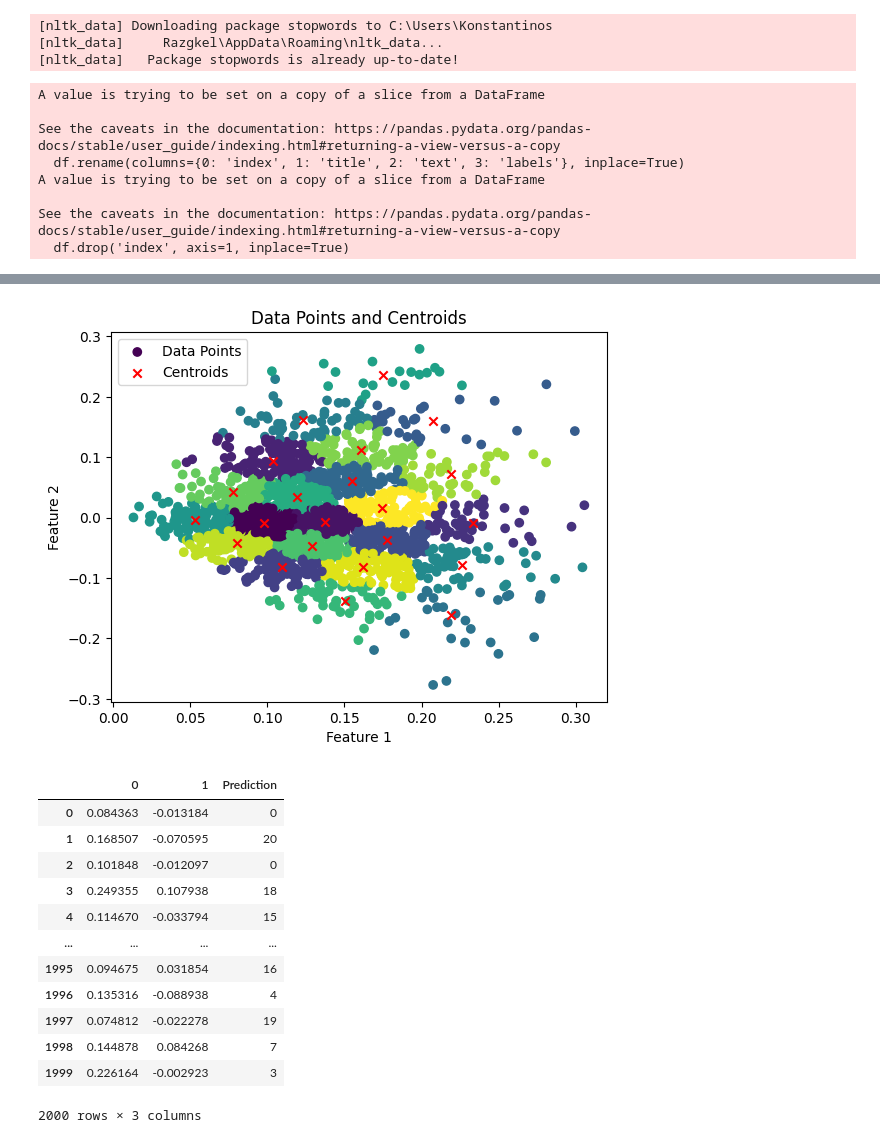
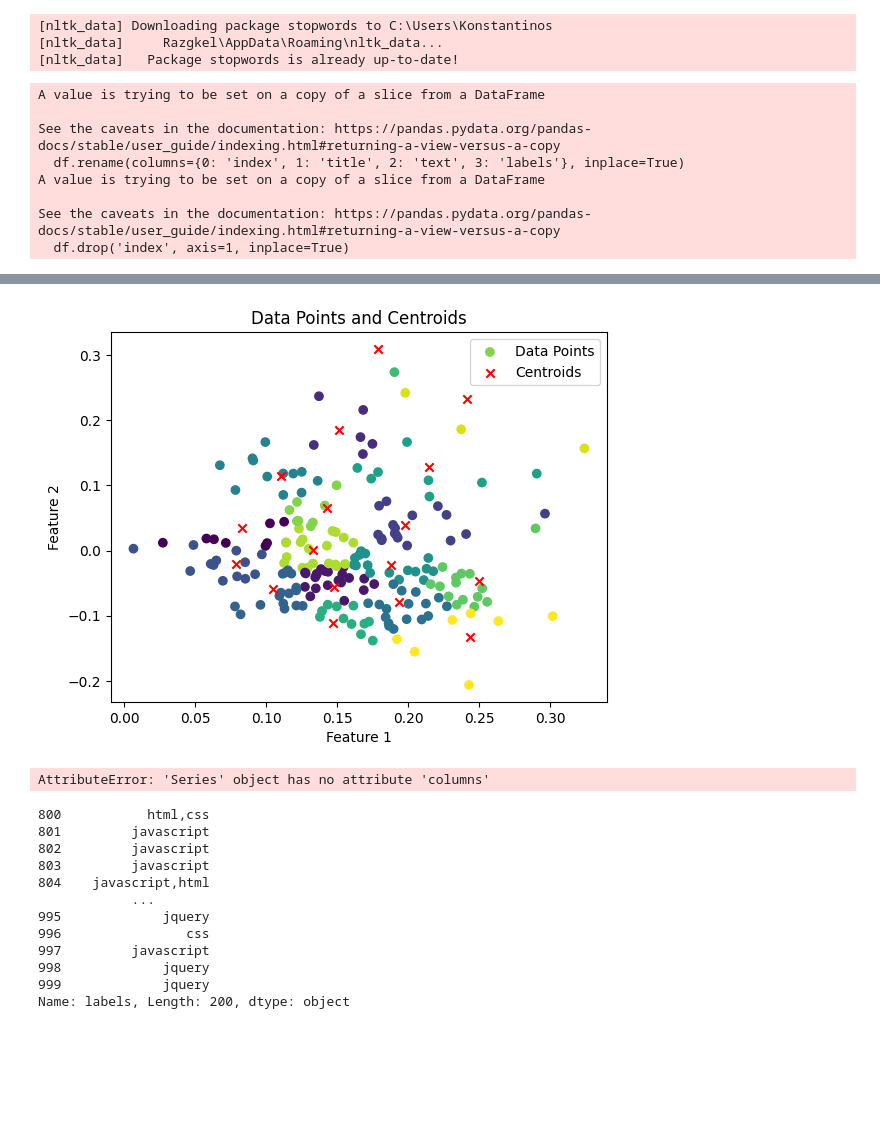
Before and after one commit to kostasrazgkelis/DataMine, a Jupyter notebook: variation_b.ipynb, the cells around one changed output, grey strips where cells are left out. Drawn from its saved outputs; the diff is of its cells as text; code cells hidden in the pictures; blank space fills up the shorter version.

```diff
--- a/variation_b.ipynb
+++ b/variation_b.ipynb
@@ -23,7 +22,7 @@ dataset.dropna(inplace=True)
 [nltk_data]     Razgkel\AppData\Roaming\nltk_data...
 [nltk_data]   Package stopwords is already up-to-date!
 # %%
-df = dataset.head(1000000)
+df = dataset.head(1000)
 
 df.rename(columns={0: 'index', 1: 'title', 2: 'text', 3: 'labels'}, inplace=True)
 df.drop('index', axis=1, inplace=True)
@@ -41,27 +40,23 @@ X = X.applymap(lambda x: re.sub(r'<.*?>|[^\w\s]', '', x.lower())).applymap(lambd
 unique_labels = df['labels'].unique()
 n_clusters = len(unique_labels)
 
-#label_dict = {i: label for i, label in enumerate(unique_labels)}
 
 # We will now conca title and text into one dataset
 X = X["title"] + X["text"]
 y = df['labels']
 
-# Initialize the TfidfVectorizer - we normalize the text into numerical values
-vectorizer = TfidfVectorizer()
-
-# Fit and transform the text data
-X = vectorizer.fit_transform(X)
-
-# We will try to decrease the dimension of the dataset to 2D
-pca = TruncatedSVD(n_components=2)
-X = pca.fit_transform(X)
-
 # Split the data into training and test sets
-#X_train, X_test, y_train, y_test = train_test_split(X, y, test_size=0.2, random_state=42)
 X_train, X_test, y_train, y_test = train_test_split(X, y, test_size=0.2, shuffle=False)
 
 prediction_stored_data = pd.DataFrame(X_test).copy()
+
+# Initialize the TfidfVectorizer - we normalize the text into numerical values
+vectorizer = TfidfVectorizer()
+pca = TruncatedSVD(n_components=2)
+
+# Fit and transform the text data and apply dimensionality reduction
+X_train = pca.fit_transform(vectorizer.fit_transform(X_train))
+X_test = pca.transform(vectorizer.transform(X_test))
 
 # Initialize the KNN classifier
 kmeans = KMeans(n_clusters=n_clusters)
@@ -100,10 +95,21 @@ plt.legend(['Data Points', 'Centroids'])
 
 # Show the plot
 plt.show()
+# Make predictions on the test set
+y_pred = kmeans.predict(X_test)
 
-# We will add the prediction of the clusters next to the testing dataset
-prediction_stored_data["Prediction"] = pd.DataFrame(y_pred)
-prediction_stored_data
+# Make the dataframes
+prediction_df = pd.DataFrame(y_pred, columns=y.columns)
+prediction_df.reset_index(drop=True, inplace=True)
+
+prediction_stored_data.reset_index(drop=True, inplace=True)
+
+custom_f1_score = custom_f1_score(y_test, y_pred)
+print(f"The F1-score of our problem is {custom_f1_score}")
+
+# The unknown data with the prediction
+final_results = pd.concat([prediction_stored_data, prediction_df], axis=1)
+final_results
 # %% [output]
 A value is trying to be set on a copy of a slice from a DataFrame
 
@@ -133,14 +139,17 @@ Cluster 12: ['html,css', 'html,css', 'html,css', 'html,css', 'html,css', 'html,c
-[figure, old version]
+[figure, new version]
-|  | 0 | 1 | Prediction |
-| 0 | 0.084363 | -0.013184 | 0 |
-| 1 | 0.168507 | -0.070595 | 20 |
-| 2 | 0.101848 | -0.012097 | 0 |
-| 3 | 0.249355 | 0.107938 | 18 |
-| 4 | 0.114670 | -0.033794 | 15 |
-| ... | ... | ... | ... |
-| 1995 | 0.094675 | 0.031854 | 16 |
-| 1996 | 0.135316 | -0.088938 | 4 |
-| 1997 | 0.074812 | -0.022278 | 19 |
-| 1998 | 0.144878 | 0.084268 | 7 |
-| 1999 | 0.226164 | -0.002923 | 3 |
-2000 rows × 3 columns
+AttributeError: 'Series' object has no attribute 'columns'
+# %%
+y_test
+# %% [output]
+800           html,css
+801         javascript
+802         javascript
+803         javascript
+804    javascript,html
+            ...
+995             jquery
+996                css
+997         javascript
+998             jquery
+999             jquery
+Name: labels, Length: 200, dtype: object
```
Also changed, not shown: parts of 2 cells of this notebook, 2 other files.
